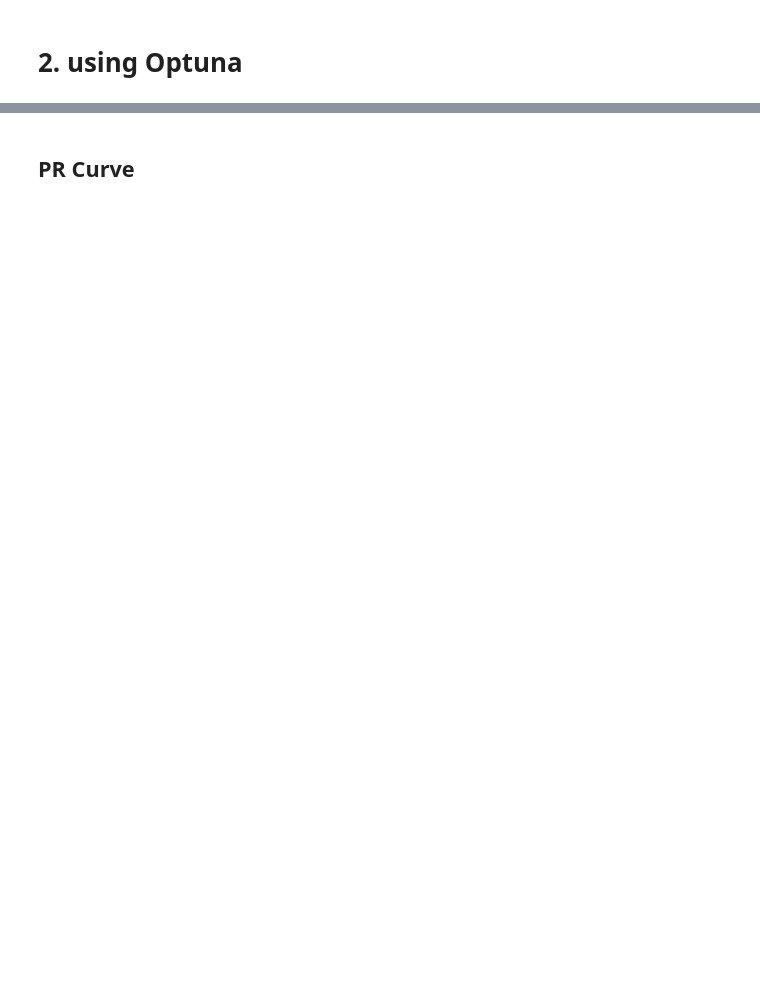
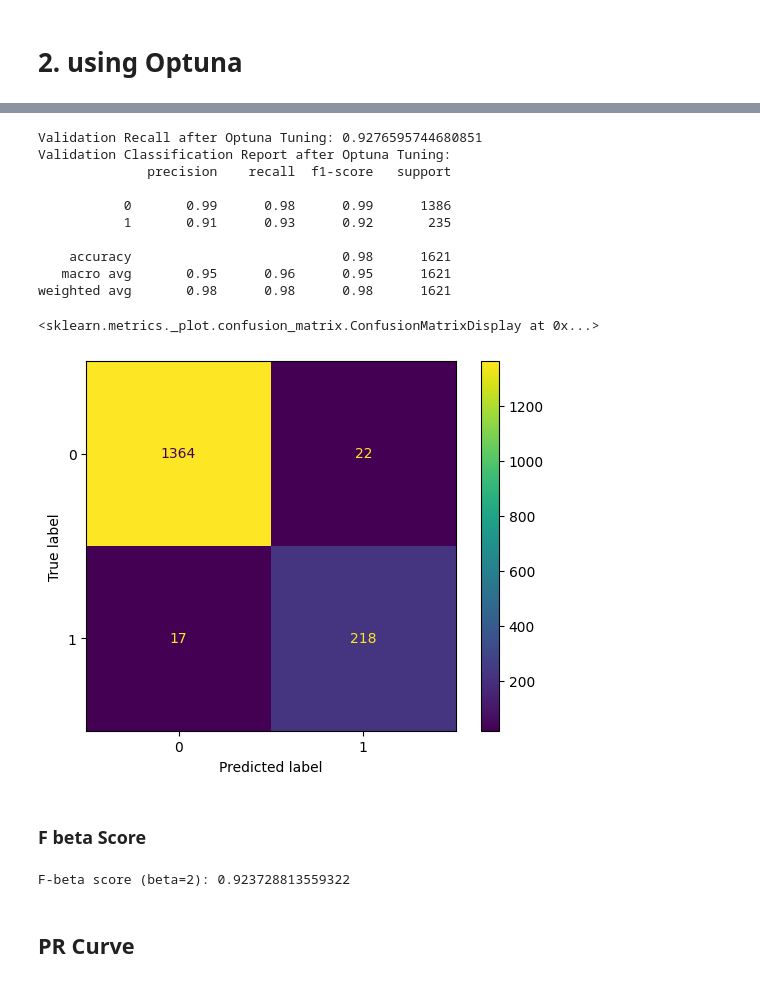
Before and after one commit to McGill-MMA-EnterpriseAnalytics/customer_churn_2024, a Jupyter notebook: Modelling/CatBoost.ipynb, the cells around one changed output, grey strips where cells are left out. Drawn from its saved outputs; the diff is of its cells as text; code cells hidden in the pictures; blank space fills up the shorter version.

```diff
--- a/Modelling/CatBoost.ipynb
+++ b/Modelling/CatBoost.ipynb
@@ -108,14 +198,0 @@ print('Best parameters:', best_params)
-# %%
-#evaluate on validation set
-final_model = CatBoostClassifier(**best_params, verbose=0)
-final_model.fit(X_train_res, y_train_res, eval_set=[(X_val, y_val)], early_stopping_rounds=100, verbose=0)
-y_val_pred = final_model.predict(X_val)
-val_accuracy = accuracy_score(y_val, y_val_pred)
-val_report = classification_report(y_val, y_val_pred)
-
-#printing the accuracy and classification report
-print(f'Validation Accuracy: {val_accuracy}')
-print(f'Validation Report: {val_report}')
-
-#prinitng confusion matrix
-ConfusionMatrixDisplay.from_predictions(y_val, y_val_pred)
@@ -133,2 +199,46 @@ ConfusionMatrixDisplay.from_predictions(y_test, y_test_pred)
+# %%
+# Train the model using the best parameters
+best_params = study.best_trial.params
+model_optuna = CatBoostClassifier(**best_params, verbose=0)
+model_optuna.fit(X_train_res, y_train_res)
+
+# Predict and evaluate on the validation set
+y_val_pred_optuna = model_optuna.predict(X_val)
+recall_optuna = recall_score(y_val, y_val_pred_optuna)
+classification_report_optuna = classification_report(y_val, y_val_pred_optuna)
+
+print(f"Validation Recall after Optuna Tuning: {recall_optuna}")
+print(f"Validation Classification Report after Optuna Tuning:\n{classification_report_optuna}")
+
+#confusion matrix
+ConfusionMatrixDisplay.from_predictions(y_val, y_val_pred_optuna)
+# %% [output]
+Validation Recall after Optuna Tuning: 0.9276595744680851
+Validation Classification Report after Optuna Tuning:
+              precision    recall  f1-score   support
+
+           0       0.99      0.98      0.99      1386
+           1       0.91      0.93      0.92       235
+
+    accuracy                           0.98      1621
+   macro avg       0.95      0.96      0.95      1621
+weighted avg       0.98      0.98      0.98      1621
+<sklearn.metrics._plot.confusion_matrix.ConfusionMatrixDisplay at 0x...>
+[figure, added]
+# %% [markdown]
+### F beta Score
+# %%
+from sklearn.metrics import fbeta_score
+
+# Predict on the validation set
+y_val_pred = model_optuna.predict(X_val)
+
+# Calculate the F-beta score
+beta = 2
+f_beta = fbeta_score(y_val, y_val_pred, beta=beta)
+
+print(f'F-beta score (beta={beta}): {f_beta}')
+# %% [output]
+F-beta score (beta=2): 0.923728813559322
 # %% [markdown]
 ## PR Curve
```
Also changed, not shown: parts of 12 cells of this notebook, 6 other files.
